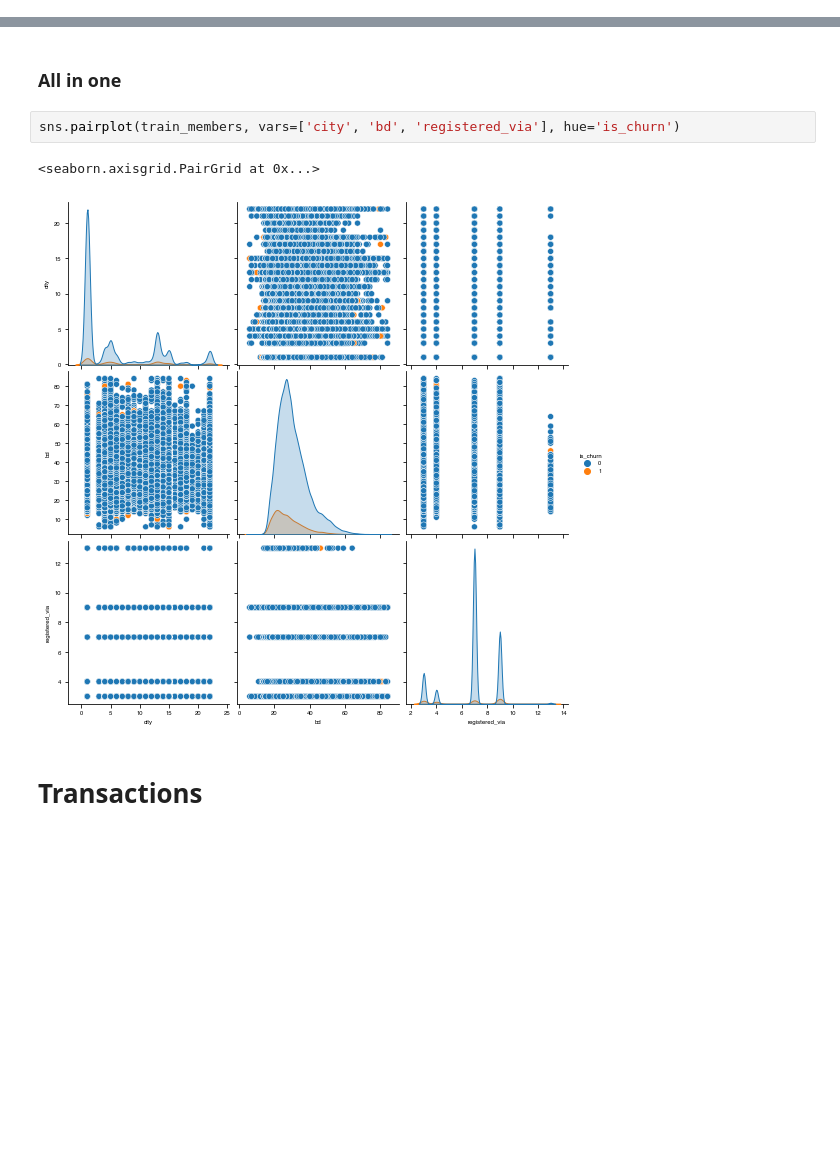
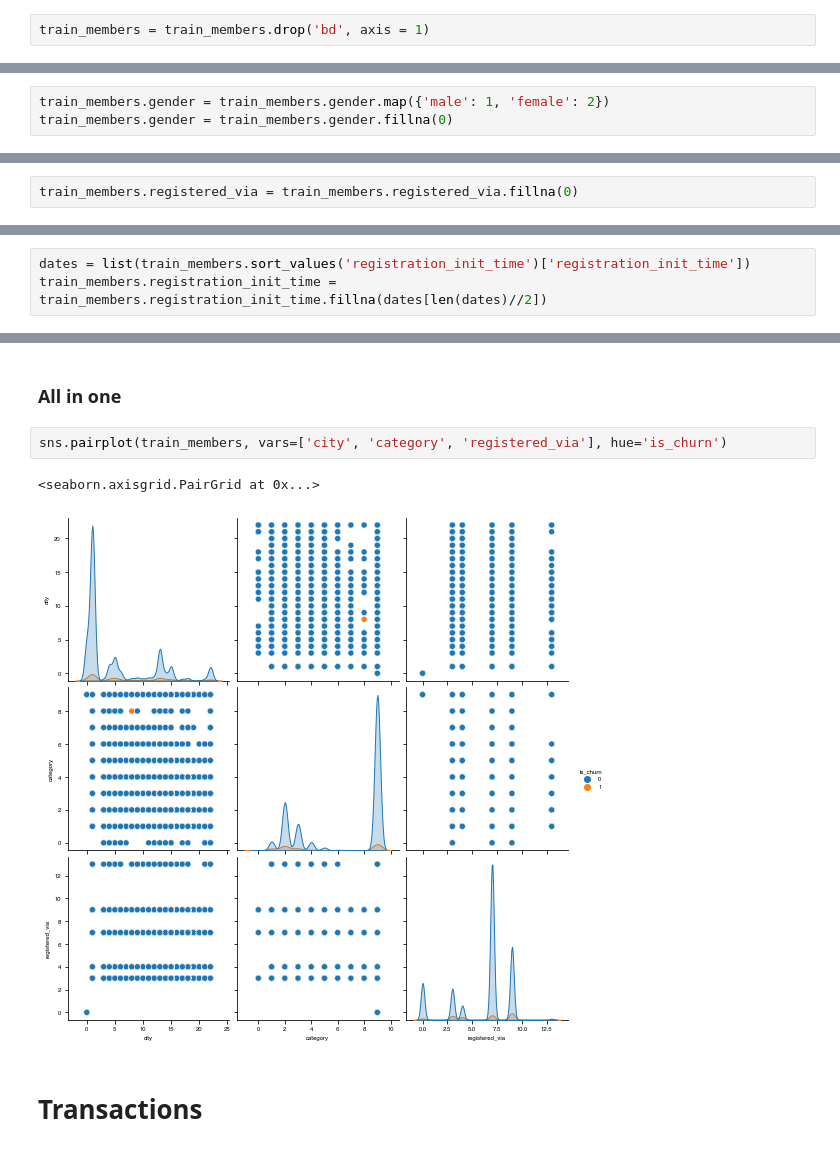
Before and after one commit to ohanid/SD701, a Jupyter notebook: Project/Project_SD701.ipynb, the cells around one changed output, grey strips where cells are left out. Cells and saved outputs as stored; diff of their text form; blank space fills up the shorter version.

```diff
--- a/Project/Project_SD701.ipynb
+++ b/Project/Project_SD701.ipynb
@@ -183,12 +183,17 @@ train_members['category'] = np.digitize(train_members['bd'], bins, right=True)
 dxp.count('category', data=train_members, split='is_churn', normalize=True)
 # %% [output]
 [figure]
+# %%
+train_members = train_members.drop('bd', axis = 1)
 # %% [markdown]
 ### Gender
 # %%
 train_members['gender'].unique()
 # %% [output]
 array(['male', nan, 'female'], dtype=object)
+# %%
+train_members.gender = train_members.gender.map({'male': 1, 'female': 2})
+train_members.gender = train_members.gender.fillna(0)
 # %%
 dxp.count('gender', data=train_members, split='is_churn', normalize=True)
 # %% [output]
@@ -201,6 +204,8 @@ By looking at the average churning rate for both the genders, it is almost same
 train_members['registered_via'].unique()
 # %% [output]
 array([ 3.,  7.,  9., nan,  4., 13.])
+# %%
+train_members.registered_via = train_members.registered_via.fillna(0)
 # %%
 dxp.count('registered_via', data=train_members, split='is_churn', normalize=True)
 # %% [output]
@@ -211,6 +214,9 @@ TODO : replace the nan values by category 0
 ## registration_init_time
 # %%
 train_members['registration_init_time'] = pd.to_datetime(train_members['registration_init_time'], format='%Y%m%d')
+# %%
+dates = list(train_members.sort_values('registration_init_time')['registration_init_time'])
+train_members.registration_init_time = train_members.registration_init_time.fillna(dates[len(dates)//2])
 # %%
 train_members['year'] = train_members['registration_init_time'].dt.year.values
 train_members['month'] = train_members['registration_init_time'].dt.month.values
@@ -237,10 +250,10 @@ To Do : replace the nan values by the mean value time
 # %% [markdown]
 ### All in one
 # %%
-sns.pairplot(train_members, vars=['city', 'bd', 'registered_via'], hue='is_churn')
+sns.pairplot(train_members, vars=['city', 'category', 'registered_via'], hue='is_churn')
 # %% [output]
 <seaborn.axisgrid.PairGrid at 0x...>
-[figure, old version]
+[figure, new version]
 # %% [markdown]
 # Transactions
 # %%
```
Also changed, not shown: parts of 57 cells of this notebook.
